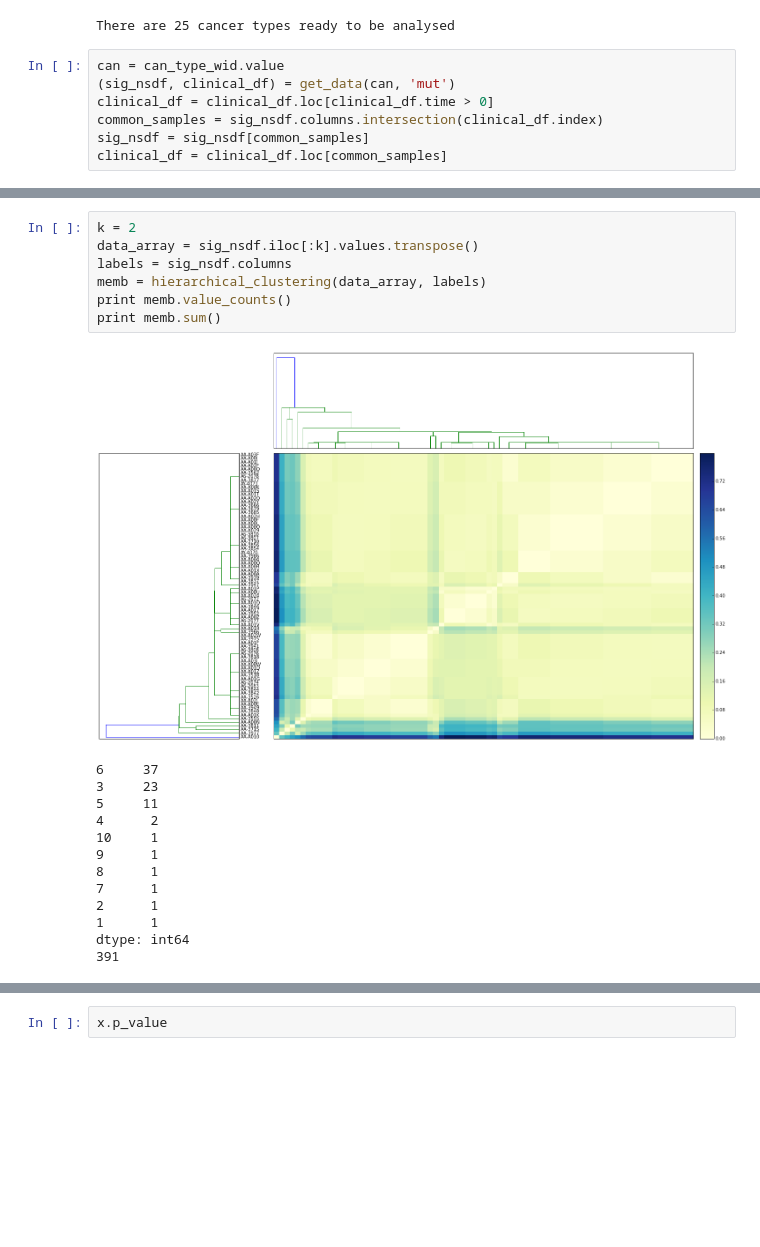
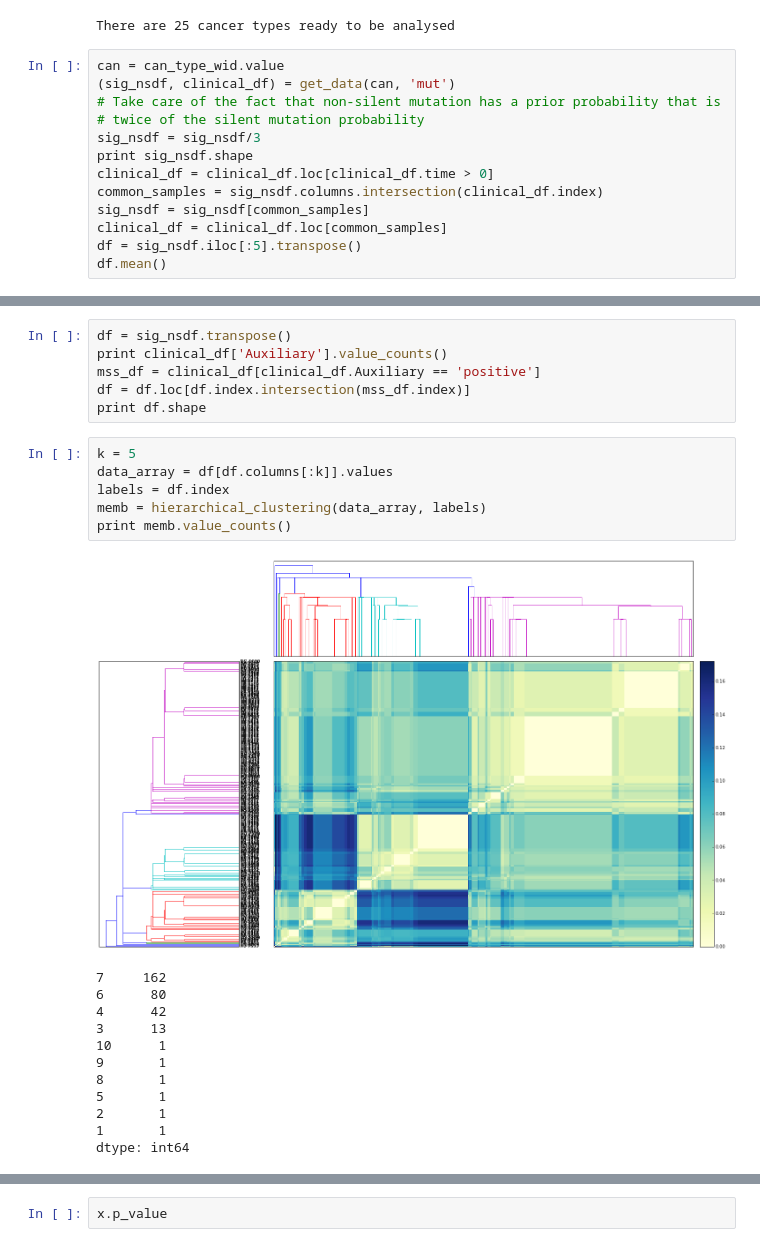
Before and after one commit to nitinksingh/driver, a Jupyter notebook: scratch.ipynb, the cells around one changed output, grey strips where cells are left out. Cells and saved outputs as stored; diff of their text form; blank space fills up the shorter version.

Commit message:
Eye candy plots

```diff
--- a/scratch.ipynb
+++ b/scratch.ipynb
@@ -37,7 +40,13 @@ There are 25 cancer types ready to be analysed
 # %%
 can = can_type_wid.value
 (sig_nsdf, clinical_df) = get_data(can, 'mut')
+# Take care of the fact that non-silent mutation has a prior probability that is
+# twice of the silent mutation probability
+sig_nsdf = sig_nsdf/3
+print sig_nsdf.shape
 clinical_df = clinical_df.loc[clinical_df.time > 0]
 common_samples = sig_nsdf.columns.intersection(clinical_df.index)
 sig_nsdf = sig_nsdf[common_samples]
 clinical_df = clinical_df.loc[common_samples]
+df = sig_nsdf.iloc[:5].transpose()
+df.mean()
@@ -44,24 +62,28 @@ clinical_df = clinical_df.loc[common_samples]
+# %%
+df = sig_nsdf.transpose()
+print clinical_df['Auxiliary'].value_counts()
+mss_df = clinical_df[clinical_df.Auxiliary == 'positive']
+df = df.loc[df.index.intersection(mss_df.index)]
+print df.shape
 # %%
-k = 2
-data_array = sig_nsdf.iloc[:k].values.transpose()
-labels = sig_nsdf.columns
+k = 5
+data_array = df[df.columns[:k]].values
+labels = df.index
 memb = hierarchical_clustering(data_array, labels)
 print memb.value_counts()
-print memb.sum()
 # %% [output]
-[figure, old version]
+[figure, new version]
-6     37
-3     23
-5     11
-4      2
-10     1
-9      1
-8      1
-7      1
-2      1
-1      1
+7     162
+6      80
+4      42
+3      13
+10      1
+9       1
+8       1
+5       1
+2       1
+1       1
 dtype: int64
-391
 # %%
 def KM(memb, clinical_df, clusters, drop=''):
     memb = memb.copy()
```
Also changed, not shown: parts of 7 cells of this notebook, 2 other files.
